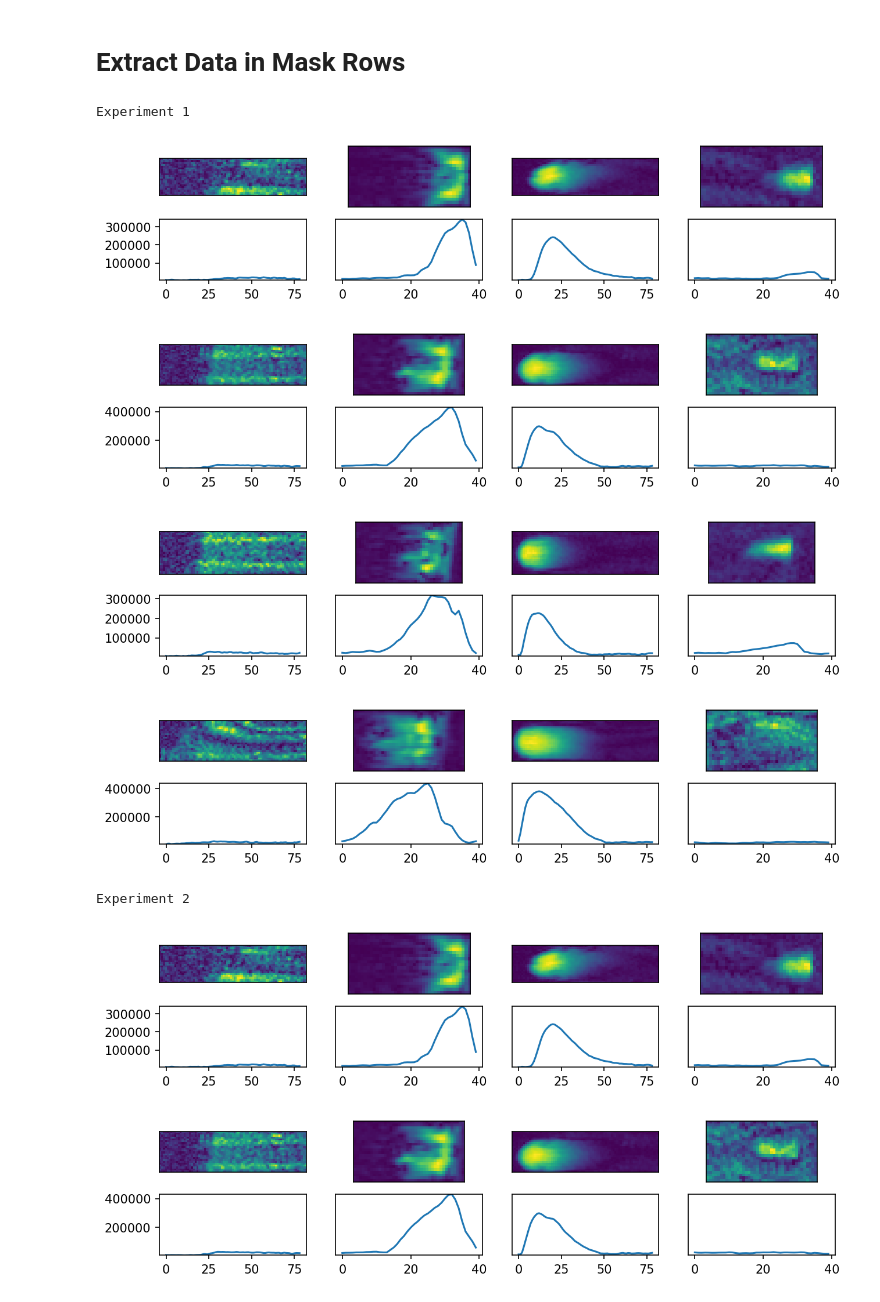
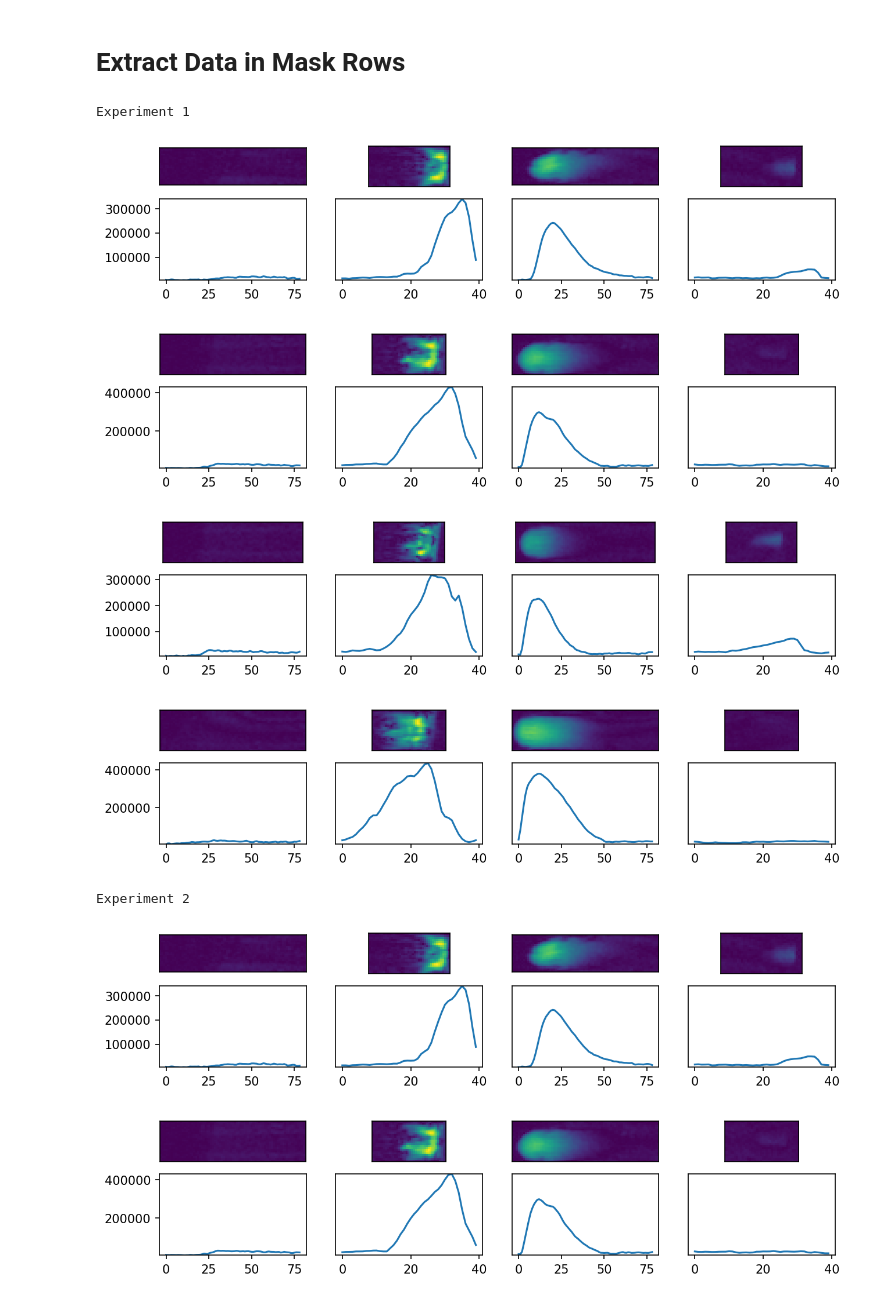
Before and after one commit to DavidGomezCabeza/DiffusionExpers, a Jupyter notebook: FastInjection.ipynb, the cells around one changed output. Drawn from its saved outputs; the diff is of its cells as text; code cells hidden in the pictures.

```diff
--- a/FastInjection.ipynb
+++ b/FastInjection.ipynb
@@ -133,46 +133,53 @@ for h in range(tnp):
         tm3 = dsPost[h][np.min(np.where(MPost[h]==k)[0]):np.max(np.where(MPost[h]==k)[0]), np.min(np.where(MPost[h]==k)[1]):np.max(np.where(MPost[h]==k)[1])]
         tm4 = dsPost[h][np.min(np.where(MPre[h]==k)[0]):np.max(np.where(MPre[h]==k)[0]), np.min(np.where(MPre[h]==k)[1]):np.max(np.where(MPre[h]==k)[1])]
 
-        fig, axs = plt.subplots(2,4, dpi=150, figsize=(10,2))
+        fig, axs = plt.subplots(2,4, dpi=150, figsize=(10,2), gridspec_kw={'height_ratios': [1, 2]})
 
-        axs[0,0].imshow(tm2)
-        axs[0,1].imshow(tm1)
-        axs[0,2].imshow(tm3)
-        axs[0,3].imshow(tm4)
+        axs[0,0].imshow(tm2/np.max([np.max(tm1), np.max(tm2), np.max(tm3), np.max(tm4)]), vmin=0, vmax=1)
+        axs[0,1].imshow(tm1/np.max([np.max(tm1), np.max(tm2), np.max(tm3), np.max(tm4)]), vmin=0, vmax=1)#, cmap='gray')
+        axs[0,2].imshow(tm3/np.max([np.max(tm1), np.max(tm2), np.max(tm3), np.max(tm4)]), vmin=0, vmax=1)
+        axs[0,3].imshow(tm4/np.max([np.max(tm1), np.max(tm2), np.max(tm3), np.max(tm4)]), vmin=0, vmax=1)
+
+
+        # axs[0,0].imshow(tm2)#, cmap='gray')
+        # axs[0,1].imshow(tm1)#, cmap='gray')
+        # axs[0,2].imshow(tm3)
+        # axs[0,3].imshow(tm4)
+
 
         axs[0,0].tick_params(left = False, right = False , labelleft = False ,
                         labelbottom = False, bottom = False)
         axs[0,1].tick_params(left = False, right = False , labelleft = False ,
                         labelbottom = False, bottom = False)
         axs[0,2].tick_params(left = False, right = False , labelleft = False ,
                         labelbottom = False, bottom = False)
         axs[0,3].tick_params(left = False, right = False , labelleft = False ,
                         labelbottom = False, bottom = False)
 
         mins = min(min(np.sum(tm1, 0)), min(np.sum(tm2, 0)), min(np.sum(tm3, 0)), min(np.sum(tm4, 0)))
         maxs = max(max(np.sum(tm1, 0)), max(np.sum(tm2, 0)), max(np.sum(tm3, 0)), max(np.sum(tm4, 0)))
 
         axs[1,0].plot(np.sum(tm2, 0))
         axs[1,1].plot(np.sum(tm1, 0))
         axs[1,2].plot(np.sum(tm3, 0))
         axs[1,3].plot(np.sum(tm4, 0))
 
         axs[1,0].set_ylim(mins,maxs)
         axs[1,1].set_ylim(mins,maxs)
         axs[1,2].set_ylim(mins,maxs)
         axs[1,3].set_ylim(mins,maxs)
 
         axs[1,1].tick_params(left = False, right = False , labelleft = False)
         axs[1,2].tick_params(left = False, right = False , labelleft = False)
         axs[1,3].tick_params(left = False, right = False , labelleft = False)
 
         plt.show()
 # %% [output]
 Experiment 1
-[figure, old version]
+[figure, new version]
-[figure, old version]
+[figure, new version]
-[figure, old version]
+[figure, new version]
-[figure, old version]
+[figure, new version]
 Experiment 2
-[figure, old version]
+[figure, new version]
-[figure, old version]
+[figure, new version]
```
Also changed, not shown: parts of 1 cell of this notebook.
